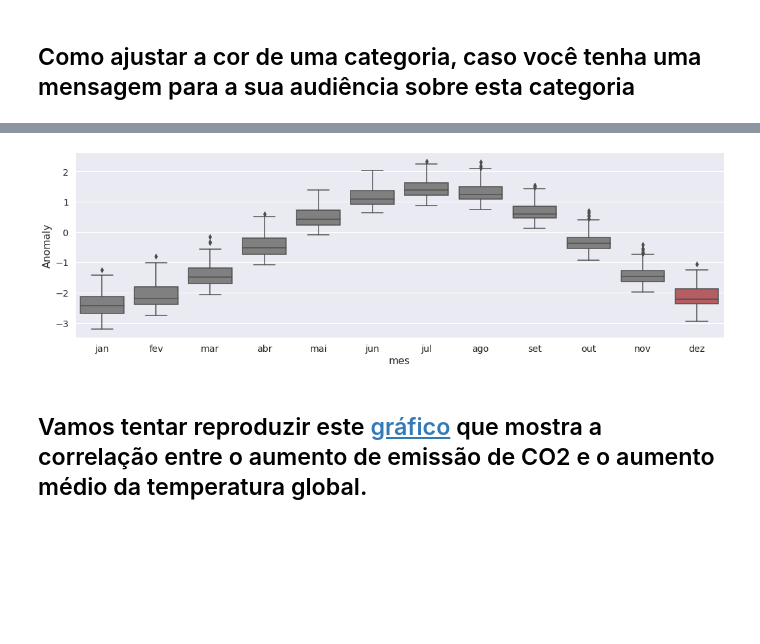
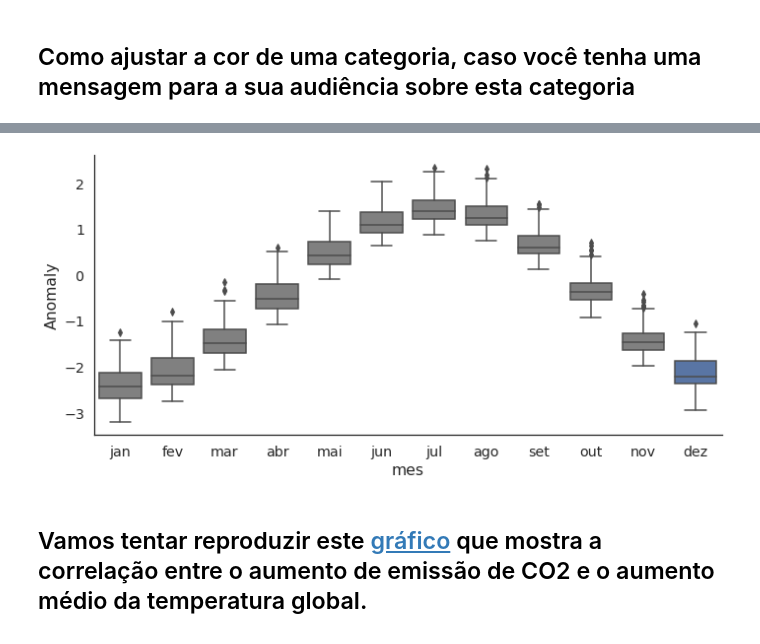
Before and after one commit to alexlopespereira/enapespcd2021, a Jupyter notebook: D9/Notebooks/Aula1_GraficosStoryTelling.ipynb, the cells around one changed output, grey strips where cells are left out. Cells and saved outputs as stored; diff of their text form; code cells hidden in the pictures; blank space fills up the shorter version.

```diff
--- a/D9/Notebooks/Aula1_GraficosStoryTelling.ipynb
+++ b/D9/Notebooks/Aula1_GraficosStoryTelling.ipynb
@@ -128,12 +173,13 @@ sns.relplot(kind='line', data=df, hue='ano', x='mes', y='Anomaly', aspect=2)
 # %%
 # Aumentar o tamanho da fonte
 # Como alterar o tamanho da fonte
-sns.set(font_scale=1.3)
+sns.set(font_scale=1.3, style="white")
 
-my_pal = {i: "r" if i in ['dez'] else "gray" for i in df['mes'].unique()}
-g = sns.catplot(y="Anomaly", data=df, kind="box", x="mes", aspect=3, palette=my_pal)
+my_pal = {i: "b" if i in ['dez'] else "gray" for i in df['mes'].unique()}
+
+g = sns.catplot(y="Anomaly", data=df, kind="box", x="mes", aspect=2, palette=my_pal)
 # %% [output]
-[figure, old version]
+[figure, new version]
 # %% [markdown]
 ## Vamos tentar reproduzir este [gráfico](http://berkeleyearth.org/dv/temperature-change-vs-carbon-dioxide-concentration/) que mostra a correlação entre o aumento de emissão de CO2 e o aumento médio da temperatura global.
 ![image.png](embedded-picture-1)
```
Also changed, not shown: parts of 11 cells of this notebook, 4 other files.
